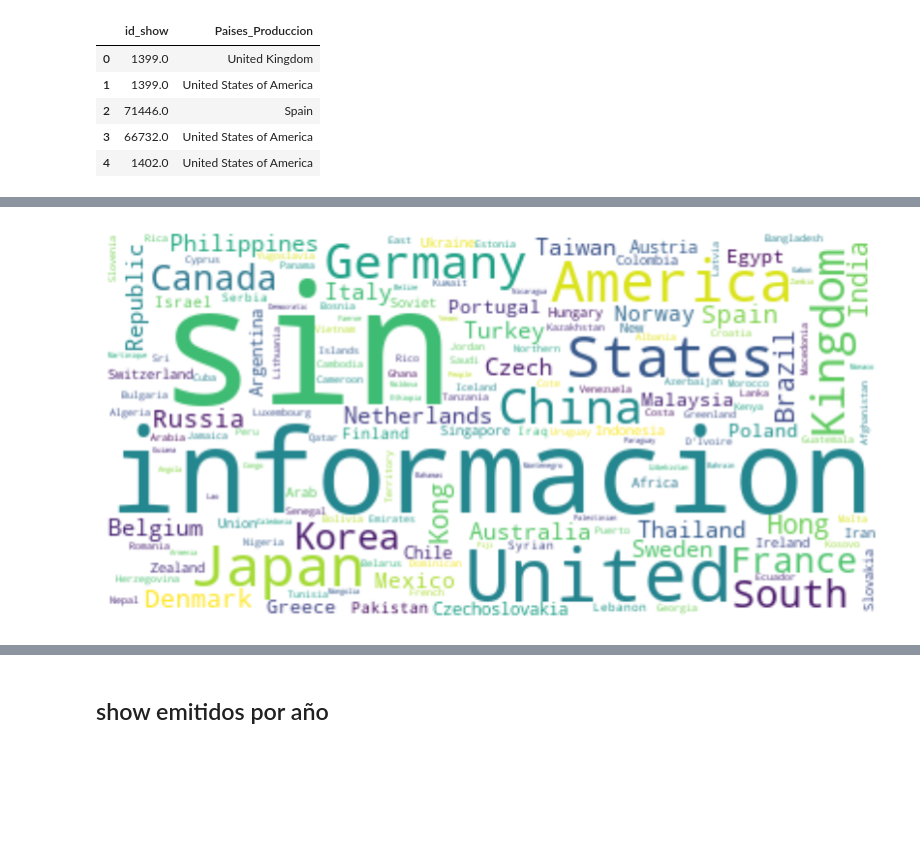
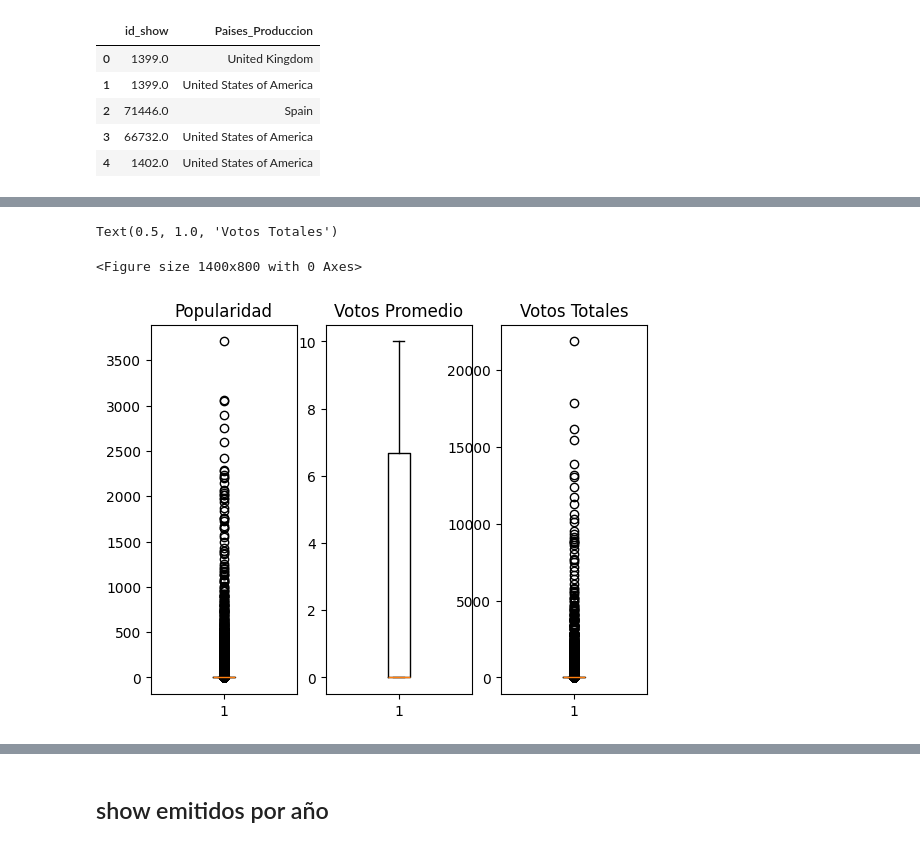
Before and after one commit to PedroJofreEsc/popularidad-de-series, a Jupyter notebook: popularidad de series Jofre.ipynb, the cells around one changed output, grey strips where cells are left out. Saved outputs shown, nothing was run; the diff lists cells and outputs as text; code cells hidden in the pictures; blank space fills up the shorter version.

```diff
--- a/popularidad de series Jofre.ipynb
+++ b/popularidad de series Jofre.ipynb
@@ -304,14 +291,14 @@ plt.show()
-# %%
-text1=" ".join(pa for pa in pais['Paises_Produccion'])
-# Creo una nube de palabras
-word_cloud2 = WordCloud(collocations = False, background_color = 'white').generate(text1)
-
-# muestro la nube de palabras
-plt.figure(figsize = (10,10))
-plt.imshow(word_cloud2, interpolation='bilinear')
-
-plt.axis("off")
-
-plt.show()
-# %% [output]
-[figure, removed]
+# %%
+plt.figure(figsize=(14, 8))
+fig, axs = plt.subplots(1, 3)
+
+axs[0].boxplot(tmdb['Popularidad'])
+axs[0].set_title('Popularidad')
+axs[1].boxplot(tmdb['Voto_promedio'])
+axs[1].set_title('Votos Promedio')
+axs[2].boxplot(tmdb['Votos_Totales'])
+axs[2].set_title('Votos Totales')
+# %% [output]
+Text(0.5, 1.0, 'Votos Totales')
+<Figure size 1400x800 with 0 Axes>
+[figure, added]
```
Also changed, not shown: parts of 17 cells of this notebook, 9 other files.
